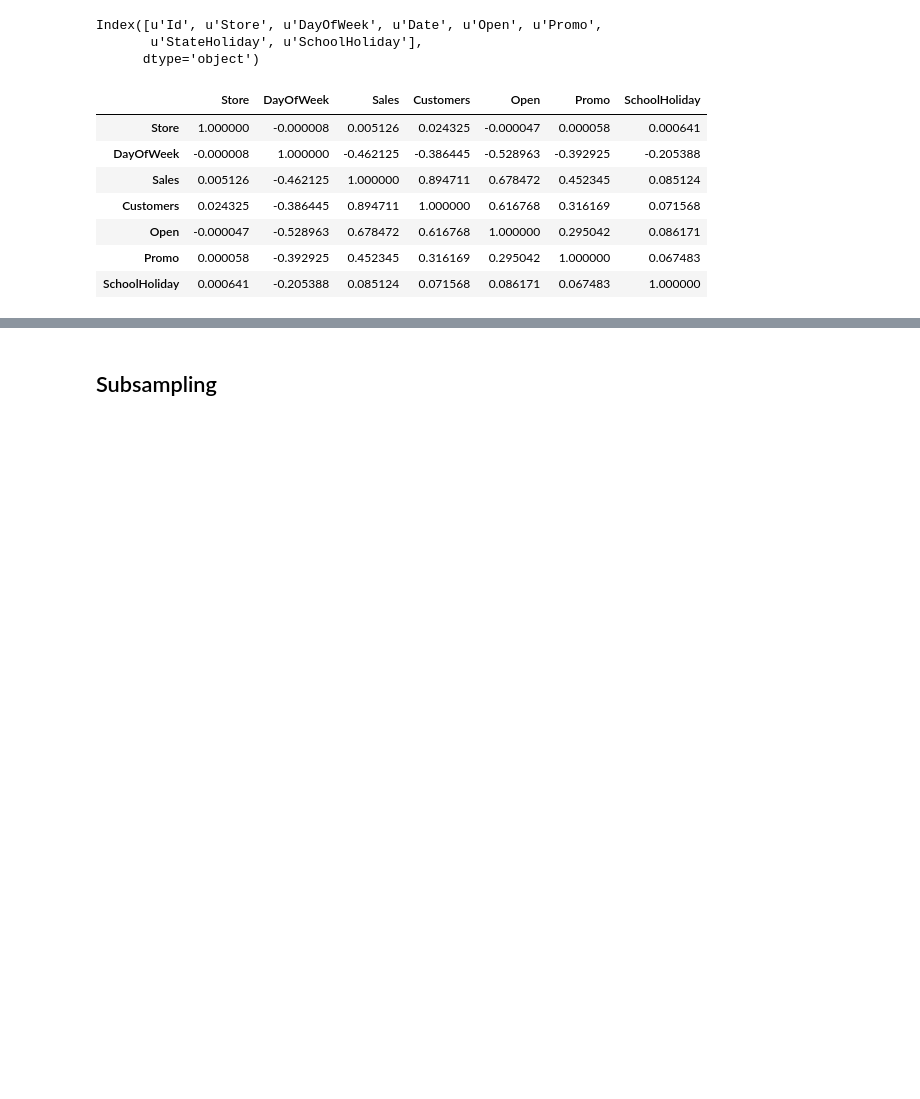
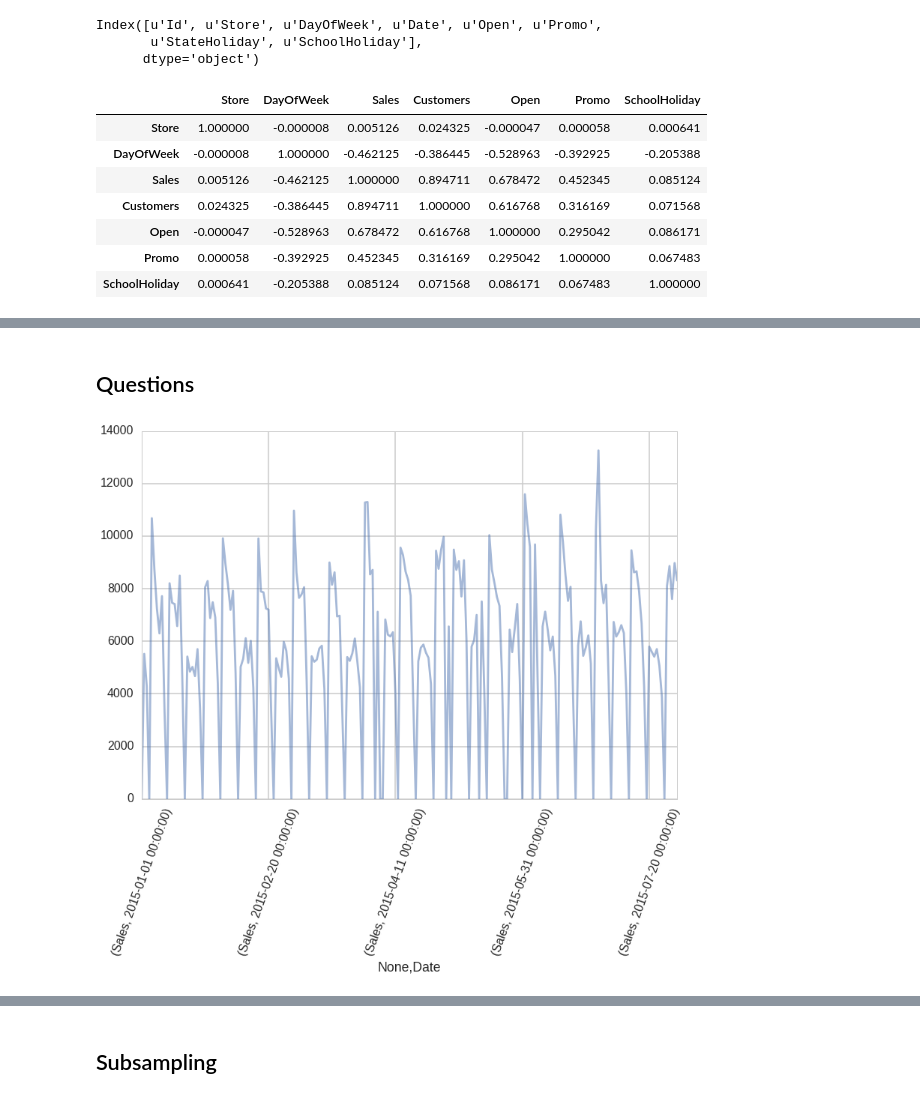
Before and after one commit to numb3r33/Kaggle-Competitions, a Jupyter notebook: Rossman-Stores-Sales/rossman_store_sales.ipynb, the cells around one changed output, grey strips where cells are left out. Drawn from its saved outputs; the diff is of its cells as text; code cells hidden in the pictures; blank space fills up the shorter version.

Commit message:
Plot sales for various stores for the three years.

```diff
--- a/Rossman-Stores-Sales/rossman_store_sales.ipynb
+++ b/Rossman-Stores-Sales/rossman_store_sales.ipynb
@@ -157,0 +160,31 @@ rossman_train_df.corr()
+# %%
+def get_data_between_range(start_date, end_date):
+    mask = (rossman_train_df.Date >= start_date) & (rossman_train_df.Date < end_date)
+    return rossman_train_df[mask]
+# %% [markdown]
+## Questions
+# %%
+store_data_2015 = get_data_between_range('2015-01-01', '2015-08-01')
+store_data_2014 = get_data_between_range('2014-01-01', '2014-08-01')
+store_data_2013 = get_data_between_range('2013-01-01', '2013-08-01')
+# %%
+# sales pattern for different stores
+store_data_2015 = store_data_2015[['Store', 'Date', 'Sales']]
+grouped_by_store_2015 = store_data_2015.groupby(['Store', 'Date']).mean()
+
+store_data_2014 = store_data_2014[['Store', 'Date', 'Sales']]
+grouped_by_store_2014 = store_data_2014.groupby(['Store', 'Date']).mean()
+
+store_data_2013 = store_data_2013[['Store', 'Date', 'Sales']]
+grouped_by_store_2013 = store_data_2013.groupby(['Store', 'Date']).mean()
+# %%
+store_sales_by_date_2015 = grouped_by_store_2015.unstack(1)
+store_sales_by_date_2014 = grouped_by_store_2014.unstack(1)
+store_sales_by_date_2013 = grouped_by_store_2013.unstack(1)
+# %%
+# plot the sales for some of the stores
+store_idx = 3
+store_sales_by_date_2015.ix[store_idx].plot(alpha=0.5)
+plt.xticks(rotation=70);
+# %% [output]
+[figure, added]
```
Also changed, not shown: parts of 37 cells of this notebook.
